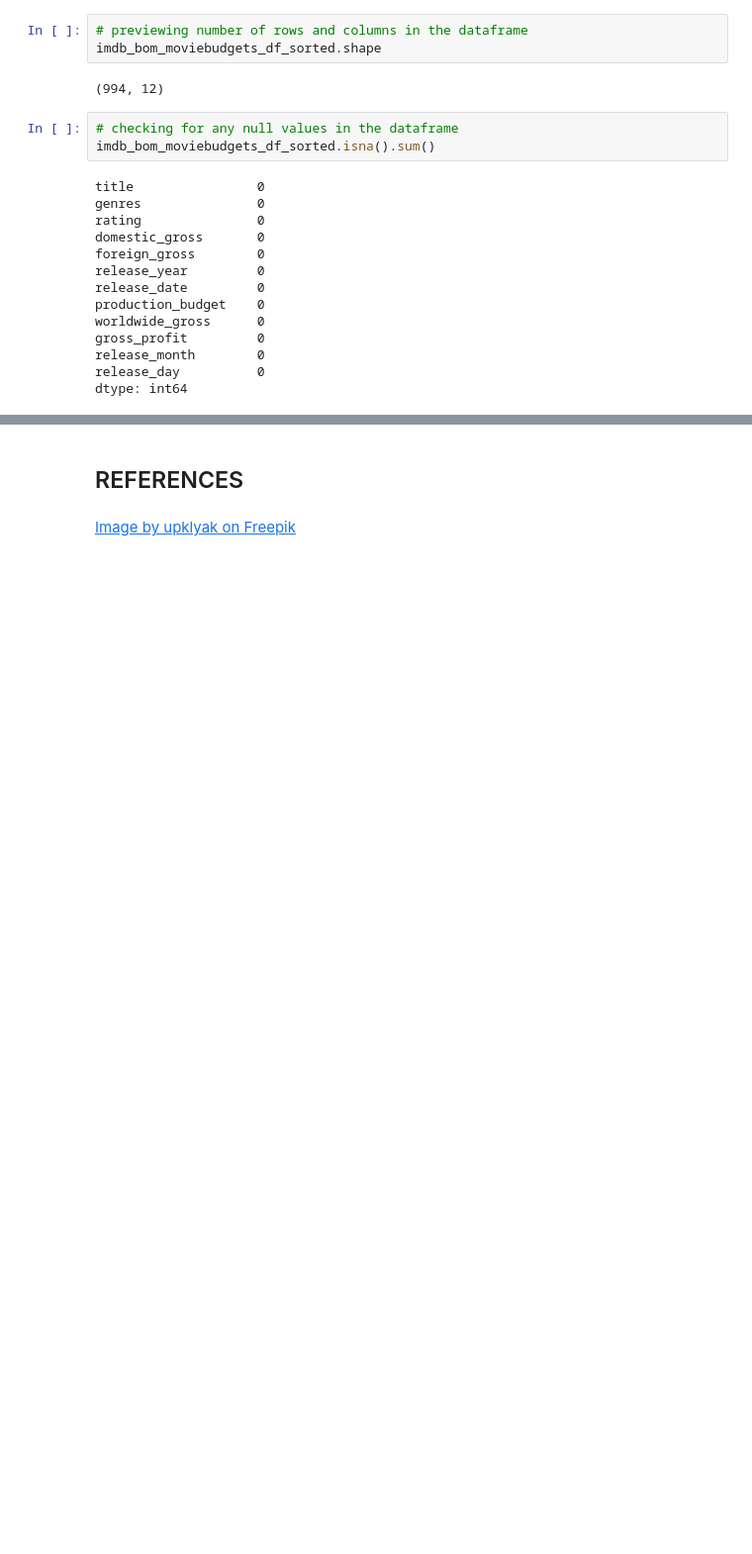
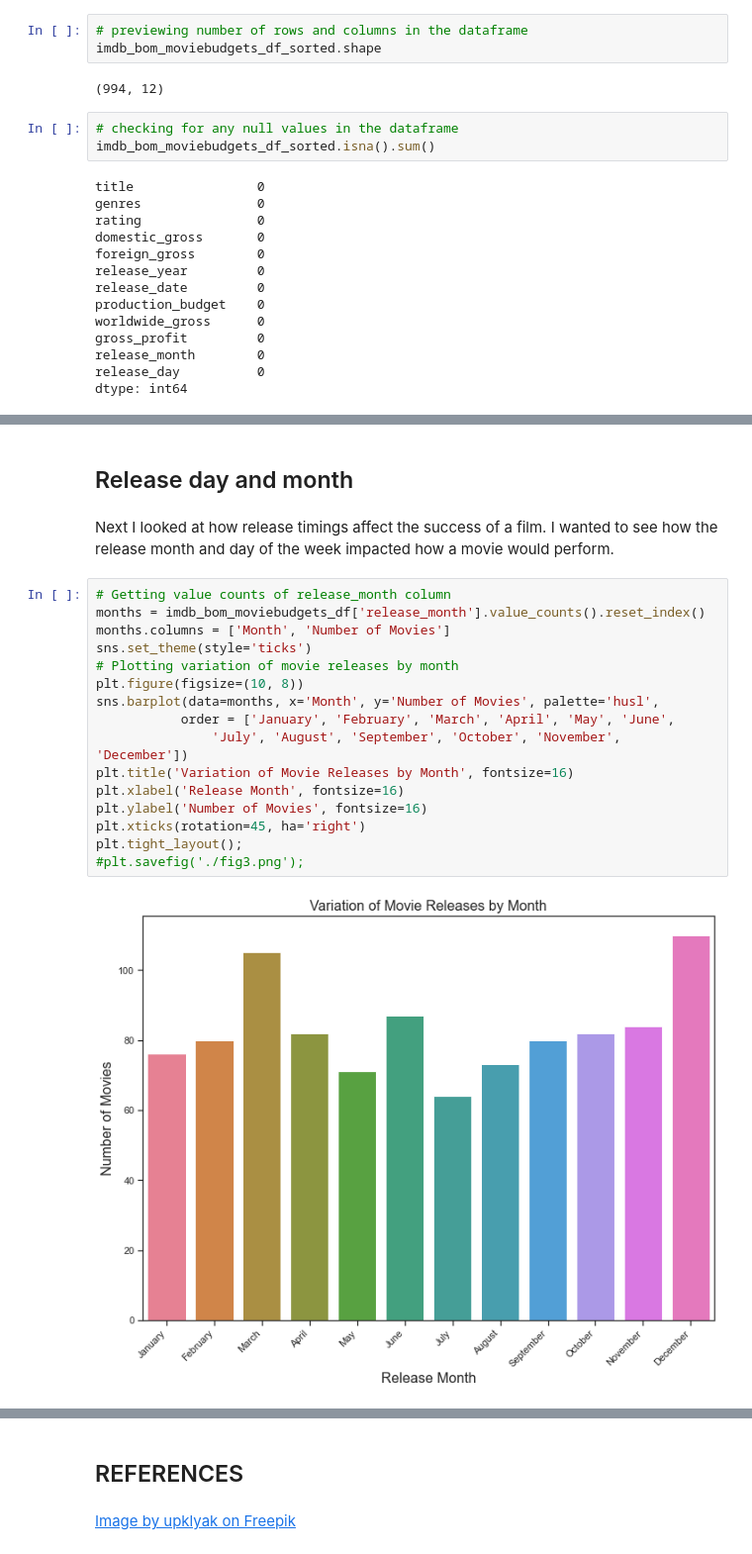
Before and after one commit to Eva-Claire/Microsoft_Movie_Analysis_Phase_1_Project, a Jupyter notebook: Microsoft_Movie_Analysis_Phase_1_Project.ipynb, the cells around one changed output, grey strips where cells are left out. Shown at 99% size. Cells and saved outputs as stored; diff of their text form; blank space fills up the shorter version.

```diff
--- a/Microsoft_Movie_Analysis_Phase_1_Project.ipynb
+++ b/Microsoft_Movie_Analysis_Phase_1_Project.ipynb
@@ -941,0 +886,22 @@ dtype: int64
+# %% [markdown]
+## Release day and month
+# %% [markdown]
+Next I looked at how release timings affect the success of a film. I wanted to see how the release month and day of the week impacted how a movie would perform.
+# %%
+# Getting value counts of release_month column
+months = imdb_bom_moviebudgets_df['release_month'].value_counts().reset_index()
+months.columns = ['Month', 'Number of Movies']
+sns.set_theme(style='ticks')
+# Plotting variation of movie releases by month
+plt.figure(figsize=(10, 8))
+sns.barplot(data=months, x='Month', y='Number of Movies', palette='husl',
+           order = ['January', 'February', 'March', 'April', 'May', 'June',
+               'July', 'August', 'September', 'October', 'November', 'December'])
+plt.title('Variation of Movie Releases by Month', fontsize=16)
+plt.xlabel('Release Month', fontsize=16)
+plt.ylabel('Number of Movies', fontsize=16)
+plt.xticks(rotation=45, ha='right')
+plt.tight_layout();
+#plt.savefig('./fig3.png');
+# %% [output]
+[figure, added]
```
Also changed, not shown: parts of 74 cells of this notebook, 1 other file.
